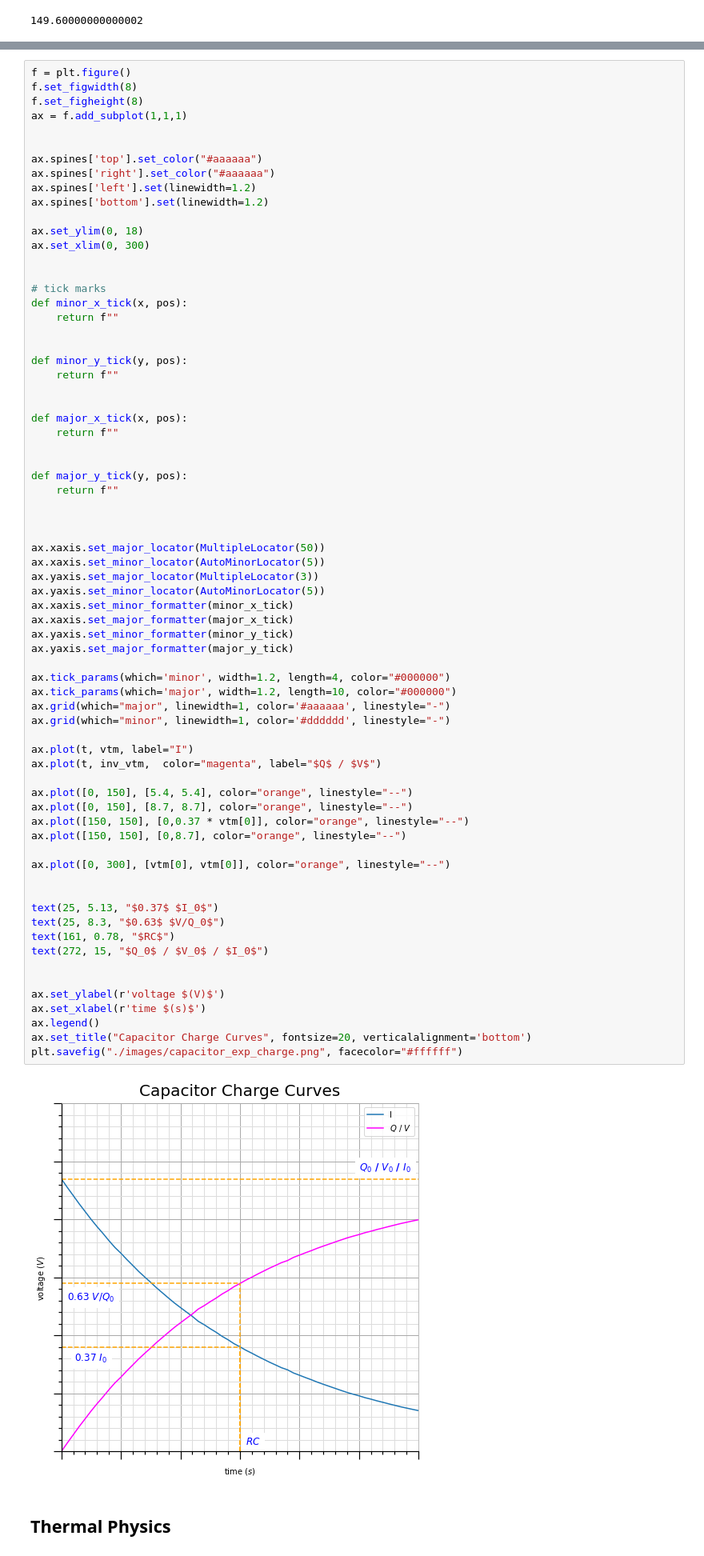
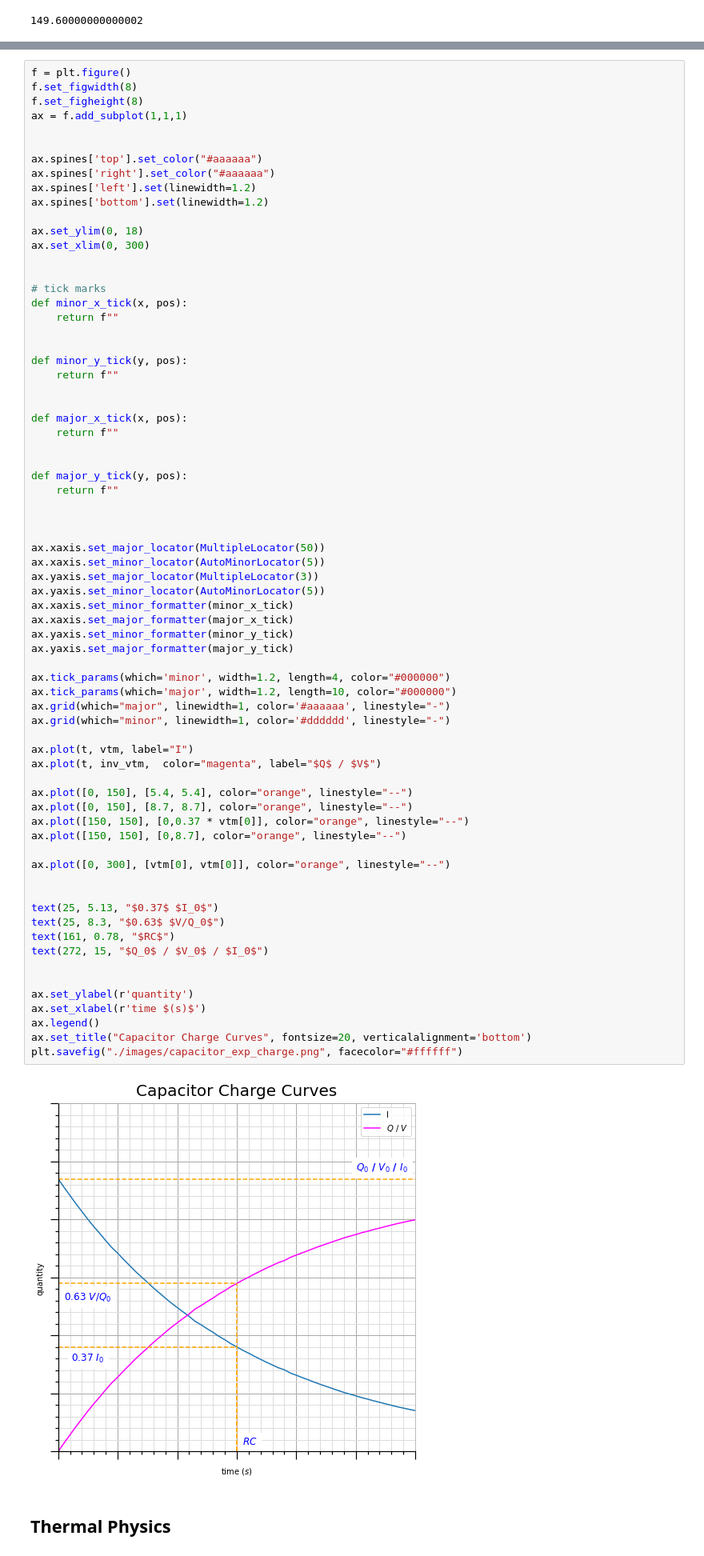
Before and after one commit to alexander-neville/docs, a Jupyter notebook: physics/calculations.ipynb, the cells around one changed output, grey strips where cells are left out. Shown at 80% size. Cells and saved outputs as stored; diff of their text form.

```diff
--- a/physics/calculations.ipynb
+++ b/physics/calculations.ipynb
@@ -846,34 +846,34 @@ ax.xaxis.set_major_formatter(major_x_tick)
 ax.yaxis.set_minor_formatter(minor_y_tick)
 ax.yaxis.set_major_formatter(major_y_tick)
 
 ax.tick_params(which='minor', width=1.2, length=4, color="#000000")
 ax.tick_params(which='major', width=1.2, length=10, color="#000000")
 ax.grid(which="major", linewidth=1, color='#aaaaaa', linestyle="-")
 ax.grid(which="minor", linewidth=1, color='#dddddd', linestyle="-")
 
 ax.plot(t, vtm, label="I")
 ax.plot(t, inv_vtm,  color="magenta", label="$Q$ / $V$")
 
 ax.plot([0, 150], [5.4, 5.4], color="orange", linestyle="--")
 ax.plot([0, 150], [8.7, 8.7], color="orange", linestyle="--")
 ax.plot([150, 150], [0,0.37 * vtm[0]], color="orange", linestyle="--")
 ax.plot([150, 150], [0,8.7], color="orange", linestyle="--")
 
 ax.plot([0, 300], [vtm[0], vtm[0]], color="orange", linestyle="--")
 
 
 text(25, 5.13, "$0.37$ $I_0$")
 text(25, 8.3, "$0.63$ $V/Q_0$")
 text(161, 0.78, "$RC$")
 text(272, 15, "$Q_0$ / $V_0$ / $I_0$")
 
 
-ax.set_ylabel(r'voltage $(V)$')
+ax.set_ylabel(r'quantity')
 ax.set_xlabel(r'time $(s)$')
 ax.legend()
 ax.set_title("Capacitor Charge Curves", fontsize=20, verticalalignment='bottom')
 plt.savefig("./images/capacitor_exp_charge.png", facecolor="#ffffff")
 # %% [output]
-[figure, old version]
+[figure, new version]
 # %% [markdown]
 ## Thermal Physics
```
Also changed, not shown: 12 other files.
